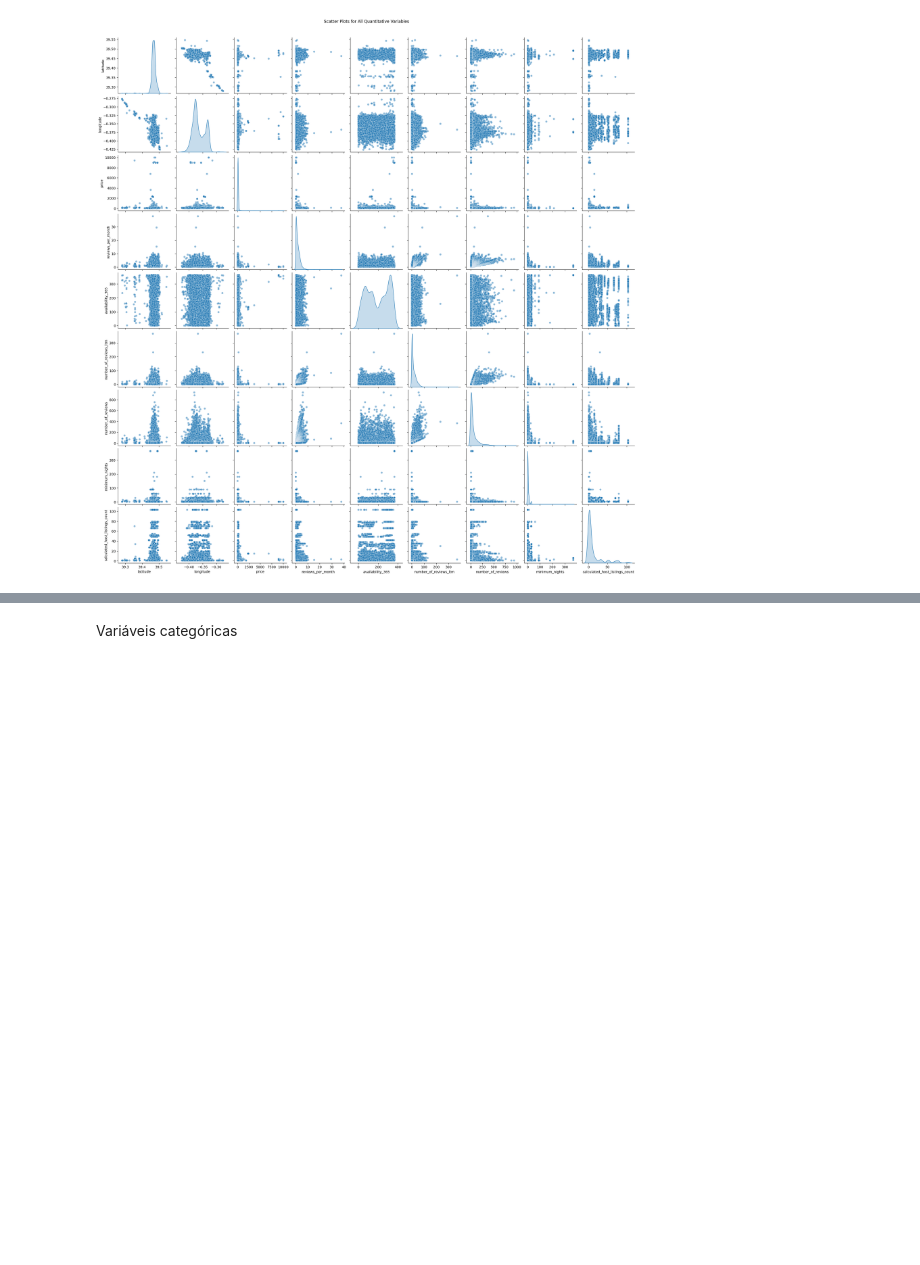
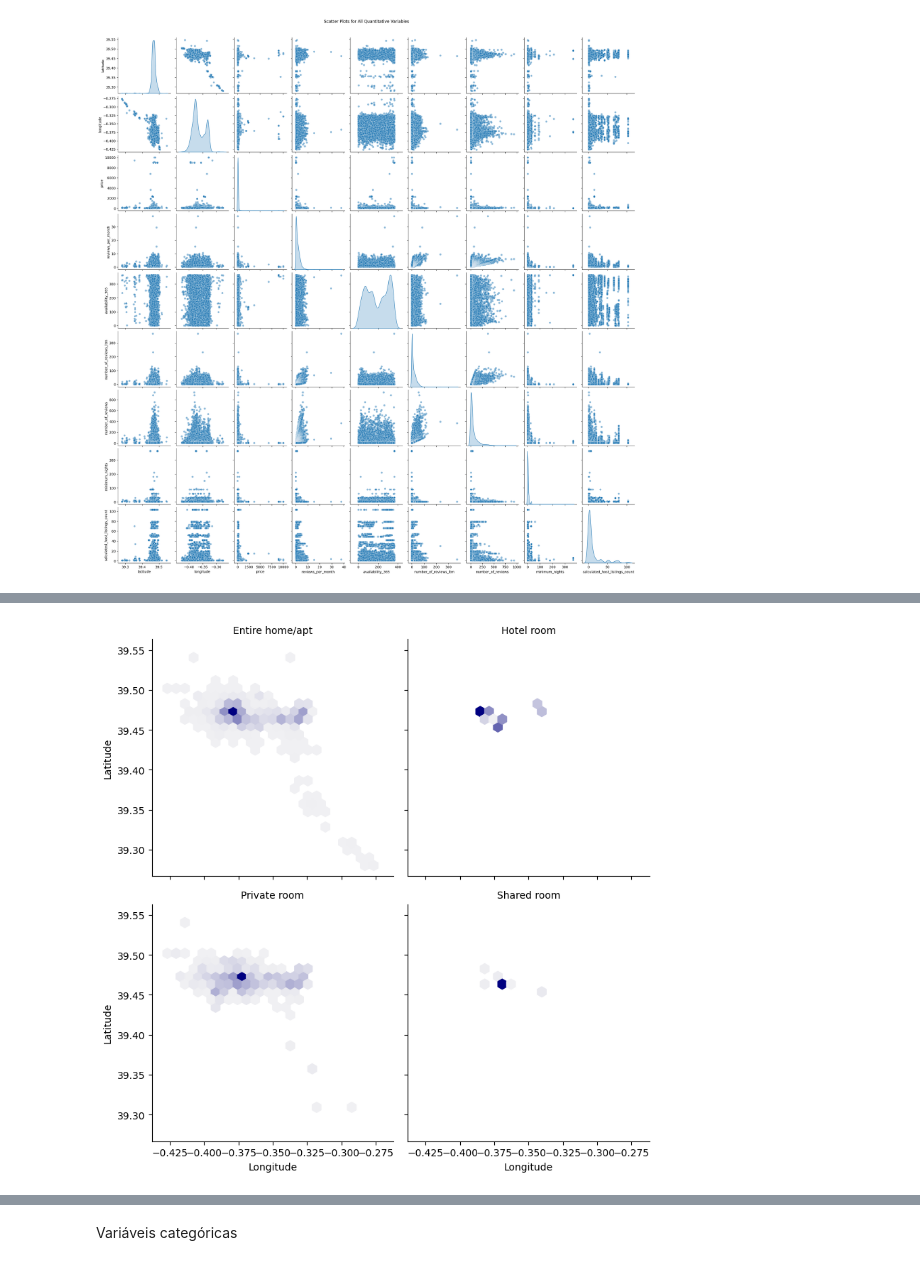
Before and after one commit to leandromicael123/An-lise-regress-o, a Jupyter notebook: Trabalho.ipynb, the cells around one changed output, grey strips where cells are left out. Drawn from its saved outputs; the diff is of its cells as text; code cells hidden in the pictures; blank space fills up the shorter version.

```diff
--- a/Trabalho.ipynb
+++ b/Trabalho.ipynb
@@ -337,0 +341,23 @@ Text(0, 0.5, 'Latitude')
+# %%
+df_hex = df.dropna(subset=['number_of_reviews', 'latitude', 'longitude'])
+
+def hexbin(data, x, y, color, **kwargs):
+    cmap = sns.light_palette(color, as_cmap=True)
+    plt.hexbin(
+        data[x],
+        data[y],
+        C=data['number_of_reviews'],
+        reduce_C_function=np.sum,
+        gridsize=25,
+        cmap=cmap,
+        **kwargs
+    )
+
+g = sns.FacetGrid(df_hex, col='room_type', col_wrap=2, height=4)
+g.map_dataframe(hexbin, x='longitude', y='latitude', color='navy', extent=[-0.43, -0.27, 39.28, 39.55])
+g.set_axis_labels('Longitude', 'Latitude')
+g.set_titles('{col_name}')
+plt.tight_layout()
+plt.show()
+# %% [output]
+[figure, added]
```
Also changed, not shown: parts of 20 cells of this notebook.
